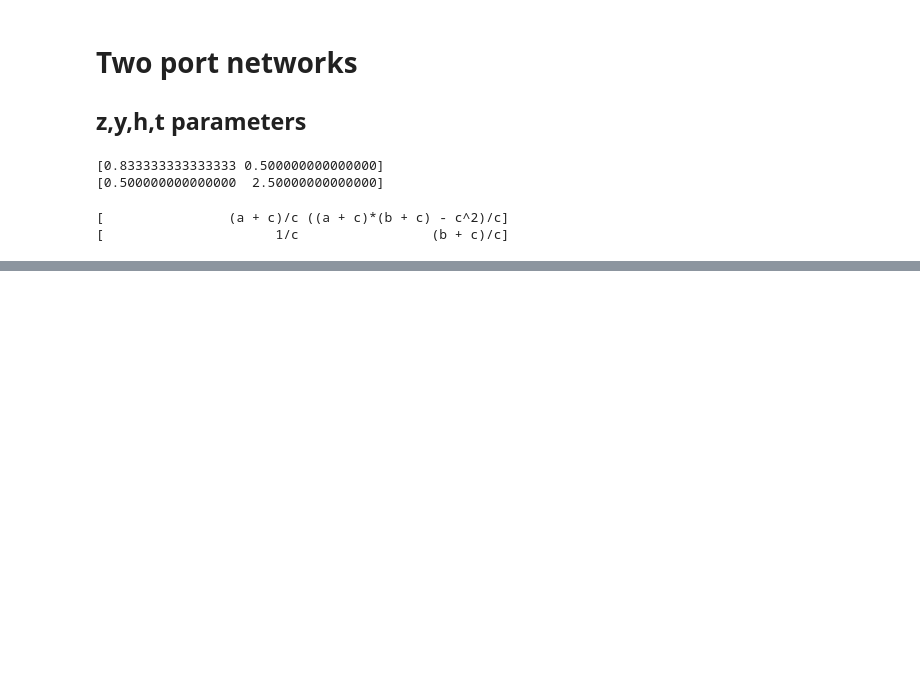
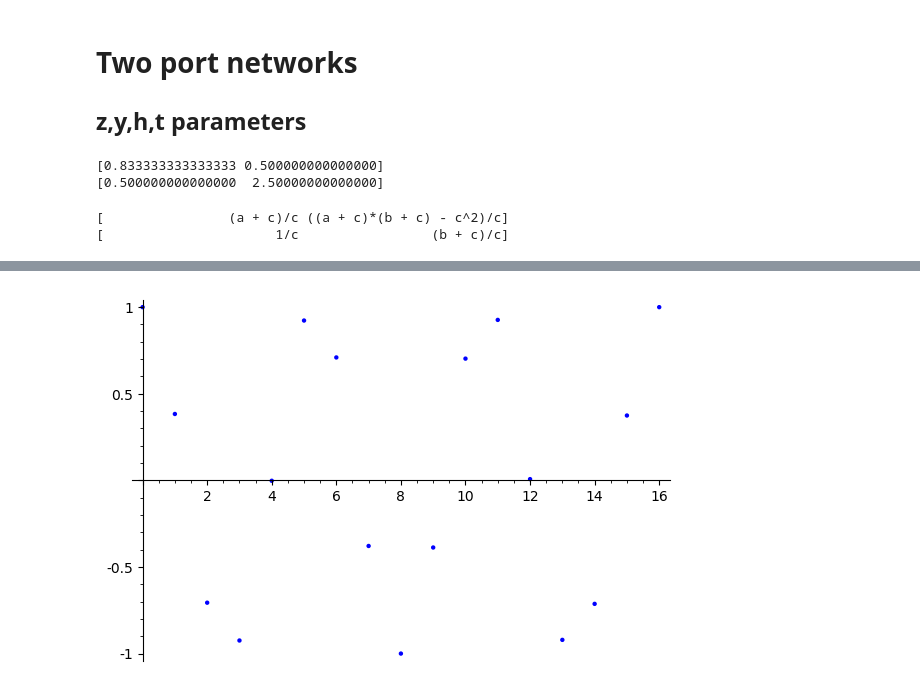
Before and after one commit to hrithik254/NetworkAnalysisOnSage, a Jupyter notebook: Network Analysis.ipynb, the cells around one changed output, grey strips where cells are left out. Cells and saved outputs as stored; diff of their text form; code cells hidden in the pictures; blank space fills up the shorter version.

```diff
--- a/Network Analysis.ipynb
+++ b/Network Analysis.ipynb
@@ -528,0 +497,5 @@ t = 85.21555
+# %%
+y_values = [f(i*3) for i in n_values]
+list_plot(list(zip(n_values,y_values)) )
+# %% [output]
+[figure, added]
```
Also changed, not shown: parts of 15 cells of this notebook.
